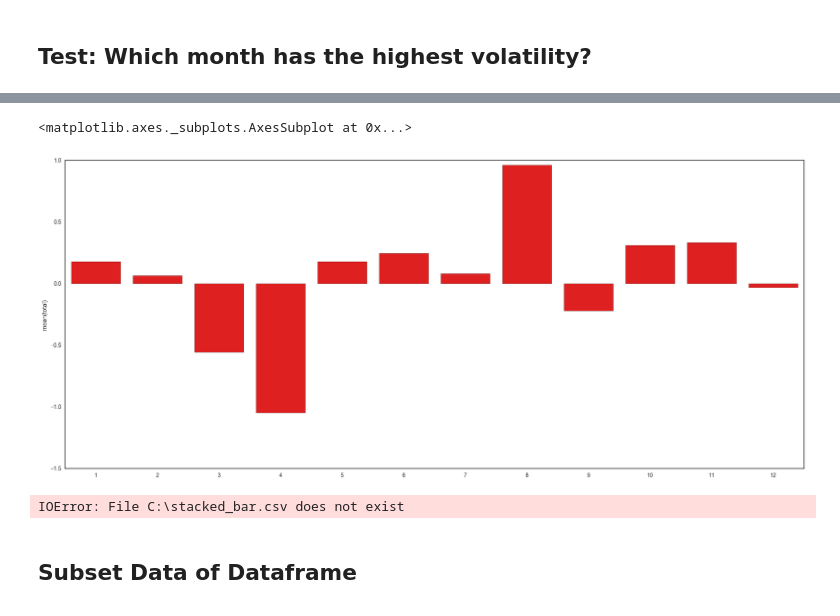
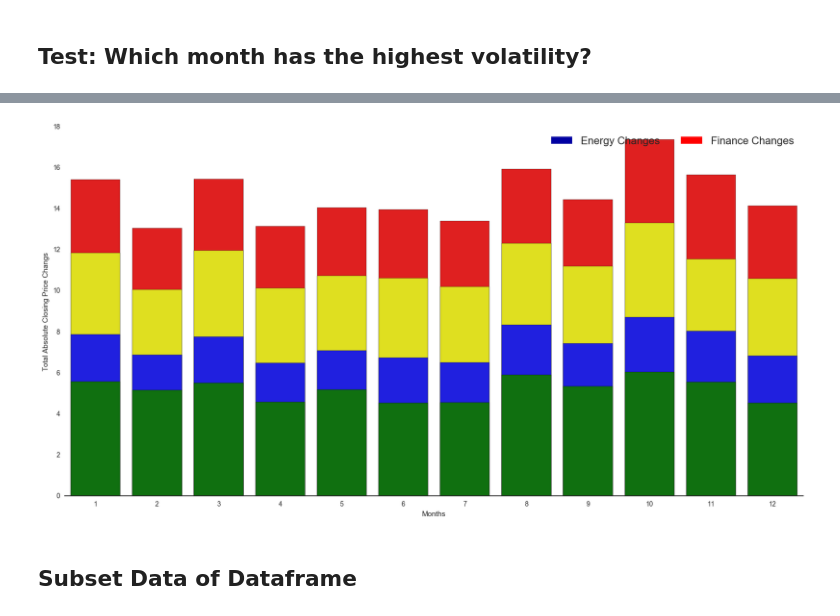
Before and after one commit to weiwang0531/stock-index, a Jupyter notebook: cleanproject.ipynb, the cells around one changed output, grey strips where cells are left out. Drawn from its saved outputs; the diff is of its cells as text; code cells hidden in the pictures.

```diff
--- a/cleanproject.ipynb
+++ b/cleanproject.ipynb
@@ -310,44 +302,28 @@ months["total"] = months['Energy Changes'] + months['Finance Changes']
 # %%
 sns.set_style("white")
-sns.set_context({"figure.figsize": (24, 10)})
+sns.set_context({"figure.figsize": (20, 10)})
-# %%
-sns.barplot(x = months.index, y = months.total, color = "red")
-# %% [output]
-<matplotlib.axes._subplots.AxesSubplot at 0x...>
-[figure, removed]
 # %%
-
-#Read in data & create total column
-stacked_bar_data = pd.read_csv("C:\stacked_bar.csv")
-months["total"] = months['Energy Changes'] + months['Finance Changes']
-
-#Set general plot properties
-sns.set_style("white")
-sns.set_context({"figure.figsize": (24, 10)})
-
-#Plot 1 - background - "total" (top) series
-sns.barplot(x = stacked_bar_data.Group, y = stacked_bar_data.total, color = "red")
-
-#Plot 2 - overlay - "bottom" series
-bottom_plot = sns.barplot(x = stacked_bar_data.Group, y = stacked_bar_data.Series1, color = "#0000A3")
-
+sns.barplot(x = months.index, y = months.total, color = "red")
+health_plot = sns.barplot(x = months.index, y = months['Health Care Changes']+months['Energy Changes']+months['Finance Changes'], color = "yellow")
+fin_plot = sns.barplot(x = months.index, y = months['Finance Changes']+months['Energy Changes'], color = "blue")
+eng_plot = sns.barplot(x = months.index, y = months['Energy Changes'], color = "green")
 
 topbar = plt.Rectangle((0,0),1,1,fc="red", edgecolor = 'none')
 bottombar = plt.Rectangle((0,0),1,1,fc='#0000A3',  edgecolor = 'none')
-l = plt.legend([bottombar, topbar], ['Bottom Bar', 'Top Bar'], loc=1, ncol = 2, prop={'size':16})
+l = plt.legend([bottombar, topbar], ['Energy Changes', 'Finance Changes'], loc=1, ncol = 2, prop={'size':16})
 l.draw_frame(False)
 
 #Optional code - Make plot look nicer
 sns.despine(left=True)
-bottom_plot.set_ylabel("Y-axis label")
-bottom_plot.set_xlabel("X-axis label")
+eng_plot.set_ylabel("Total Absolute Closing Price Changs")
+eng_plot.set_xlabel("Months")
 
 #Set fonts to consistent 16pt size
 for item in ([bottom_plot.xaxis.label, bottom_plot.yaxis.label] +
              bottom_plot.get_xticklabels() + bottom_plot.get_yticklabels()):
     item.set_fontsize(16)
 # %% [output]
-IOError: File C:\stacked_bar.csv does not exist
+[figure, added]
 # %% [markdown]
 ## Subset Data of Dataframe
 # %%
```
Also changed, not shown: parts of 7 cells of this notebook.
